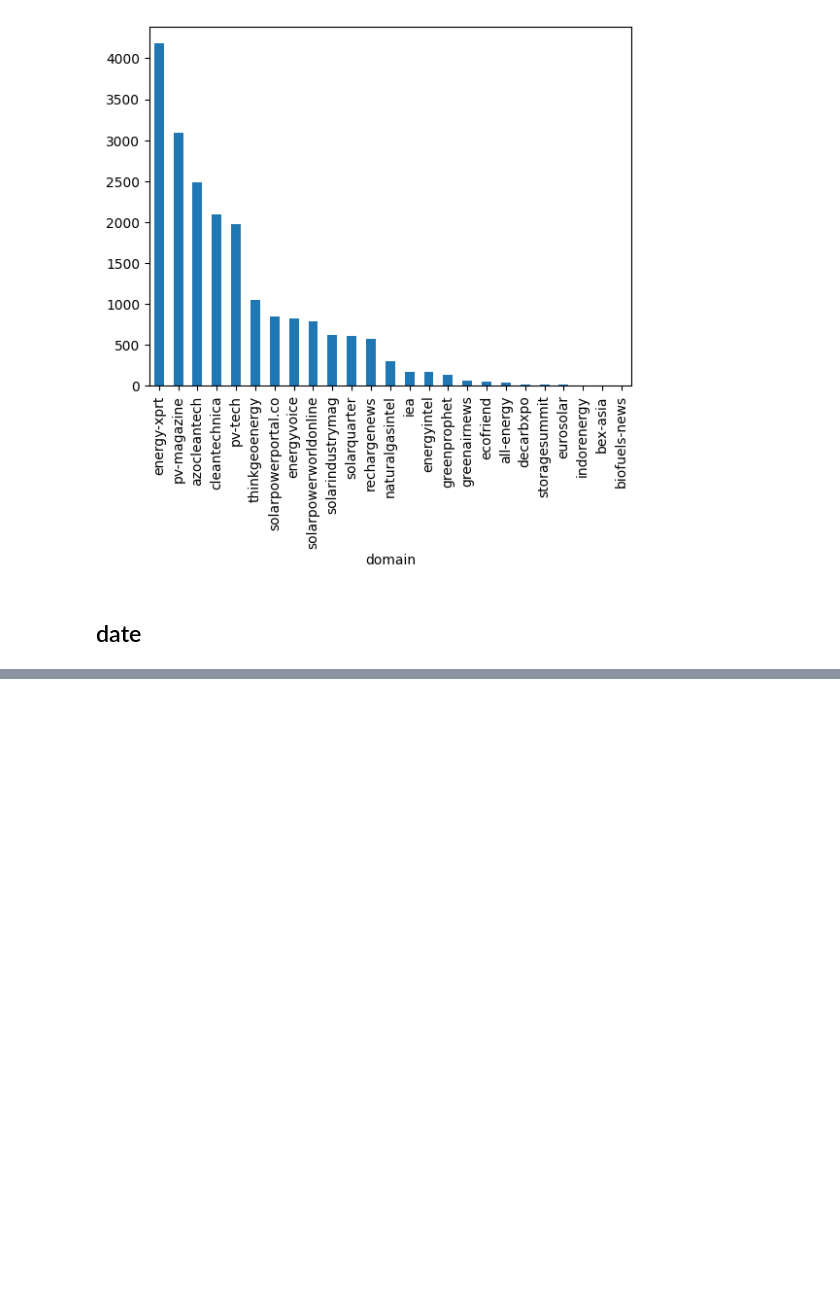
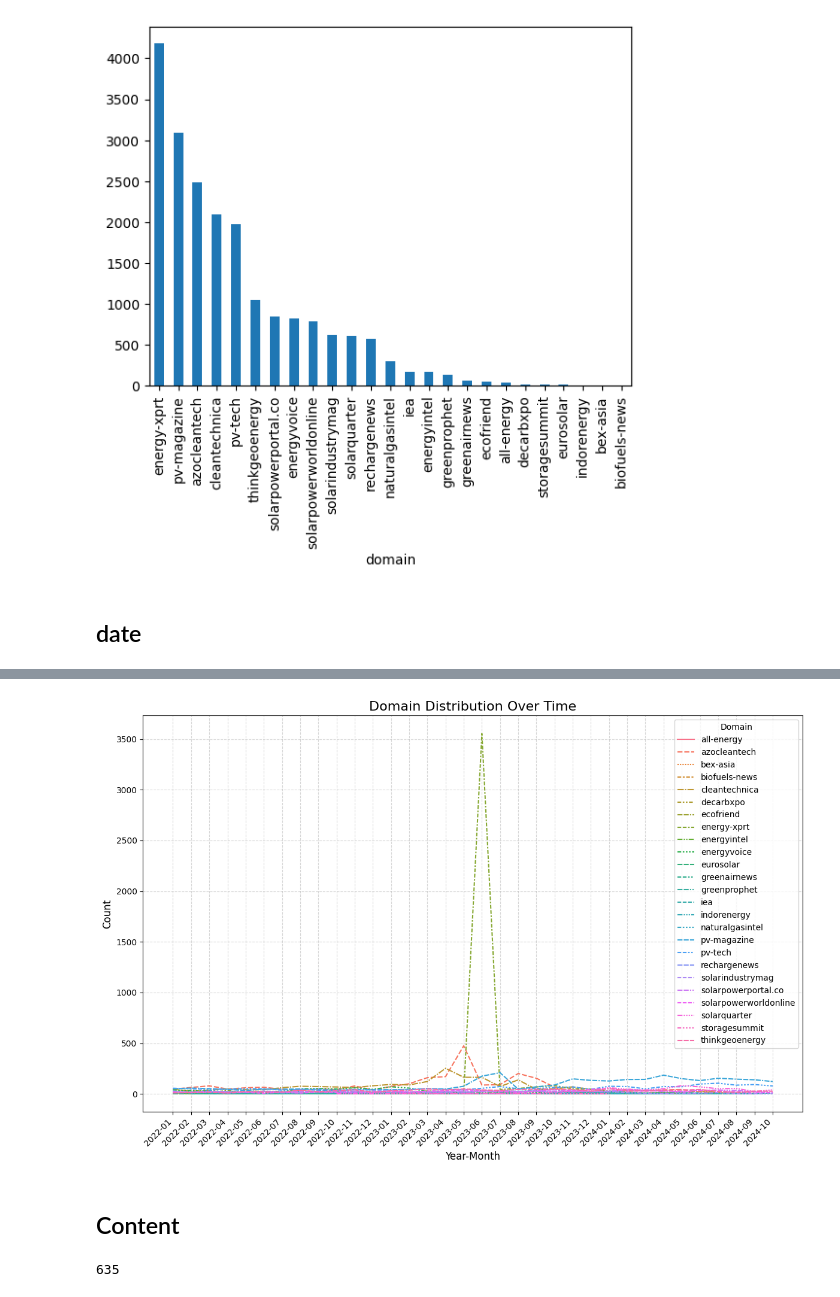
Before and after one commit to Jinqiao-Li/SwissText2025_CleanTech, a Jupyter notebook: phase1/patent_exploration.ipynb, the cells around one changed output, grey strips where cells are left out. Drawn from its saved outputs; the diff is of its cells as text; code cells hidden in the pictures; blank space fills up the shorter version.

```diff
--- a/phase1/patent_exploration.ipynb
+++ b/phase1/patent_exploration.ipynb
@@ -135,0 +77,24 @@ df['date'].dt
+# %%
+import pandas as pd
+import matplotlib.pyplot as plt
+import seaborn as sns
+
+plt.figure(figsize=(12, 8))  # Increase figure size for better visibility
+sns.lineplot(data=grouped_data)  # Use Seaborn for a cleaner look
+
+plt.title('Domain Distribution Over Time', fontsize=16)  # Increase title font size
+plt.xlabel('Year-Month', fontsize=12)  # Increase x-axis label font size
+plt.ylabel('Count', fontsize=12)  # Increase y-axis label font size
+plt.xticks(rotation=45, ha='right', fontsize=10)  # Rotate and adjust x-axis ticks
+plt.legend(title='Domain', fontsize=10)  # Adjust legend font size
+plt.grid(True, linestyle='--', alpha=0.5)  # Add a subtle grid for better readability
+plt.tight_layout()
+plt.show()
+# %% [output]
+[figure, added]
+# %% [markdown]
+## Content
+# %%
+lambda x: len(x.split())
+# %% [output]
+635
```
Also changed, not shown: parts of 16 cells of this notebook.
